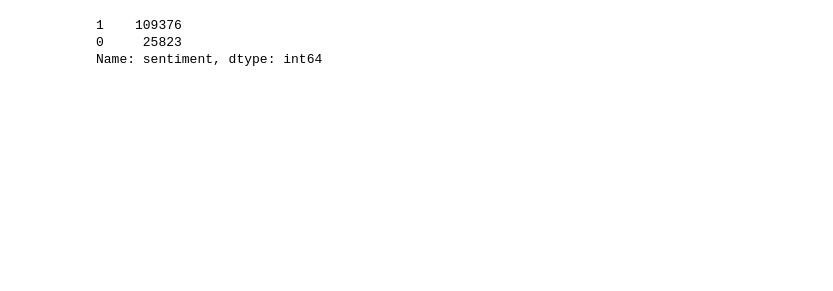
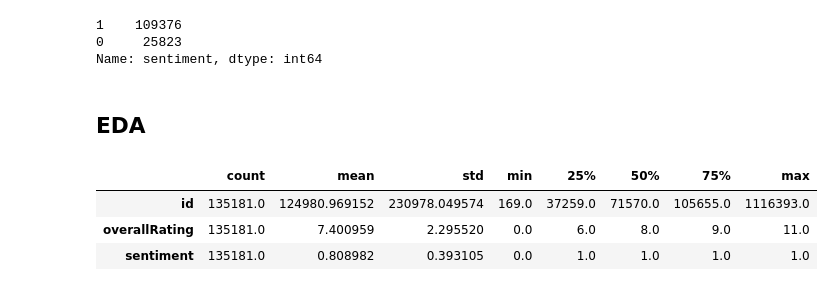
Before and after one commit to ArmandSyah/csi4106-repo, a Jupyter notebook: Notebooks/dataprep.ipynb, the cells around one changed output. Drawn from its saved outputs; the diff is of its cells as text; code cells hidden in the pictures; blank space fills up the shorter version.

```diff
--- a/Notebooks/dataprep.ipynb
+++ b/Notebooks/dataprep.ipynb
@@ -95,3 +95,5 @@ Name: sentiment, dtype: int64
 df['review'].replace('', np.nan, inplace=True)
 df.dropna(subset=['review'], inplace=True)
 df.to_csv('../Datasets/processedAnimeReviews.csv', encoding='utf-8', index=False)
+# %% [markdown]
+## EDA
@@ -97,0 +107,7 @@ df.to_csv('../Datasets/processedAnimeReviews.csv', encoding='utf-8', index=False
+# %%
+df.describe().T
+# %% [output]
+|  | count | mean | std | min | 25% | 50% | 75% | max |
+| id | 135181.0 | 124980.969152 | 230978.049574 | 169.0 | 37259.0 | 71570.0 | 105655.0 | 1116393.0 |
+| overallRating | 135181.0 | 7.400959 | 2.295520 | 0.0 | 6.0 | 8.0 | 9.0 | 11.0 |
+| sentiment | 135181.0 | 0.808982 | 0.393105 | 0.0 | 1.0 | 1.0 | 1.0 | 1.0 |
```
Also changed, not shown: parts of 10 cells of this notebook.
